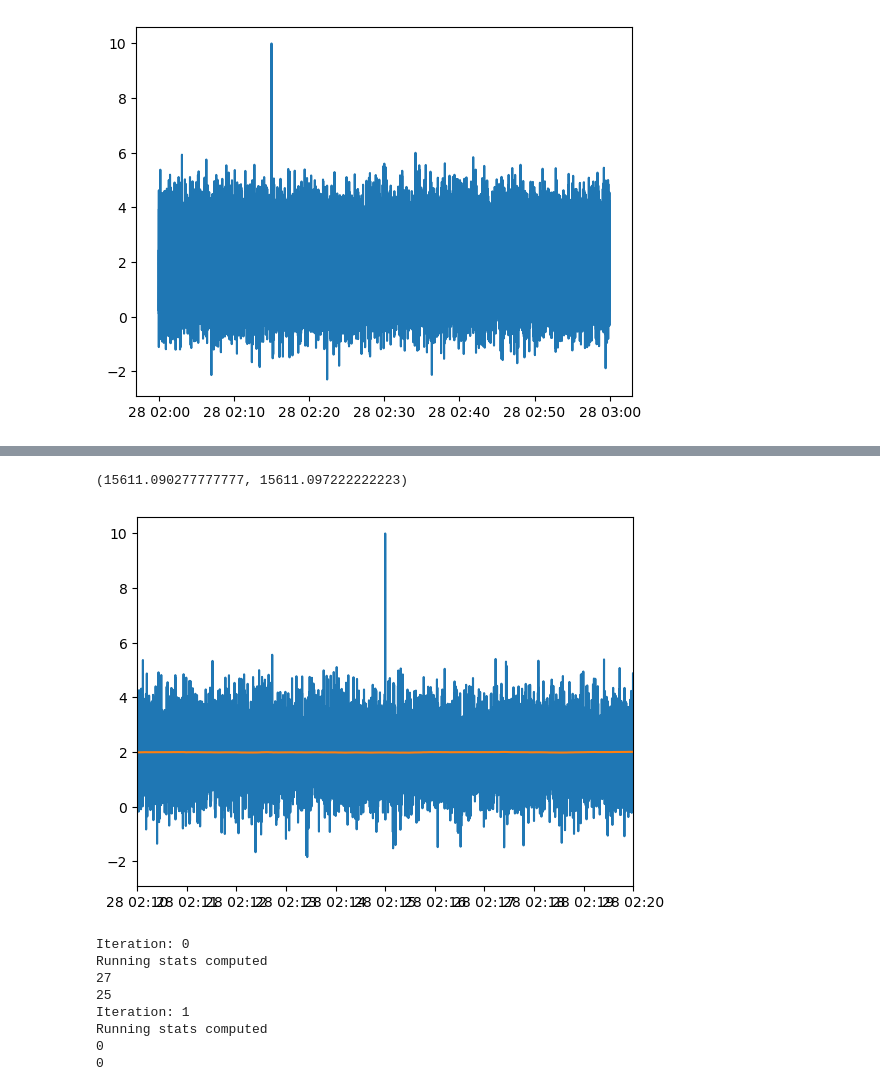
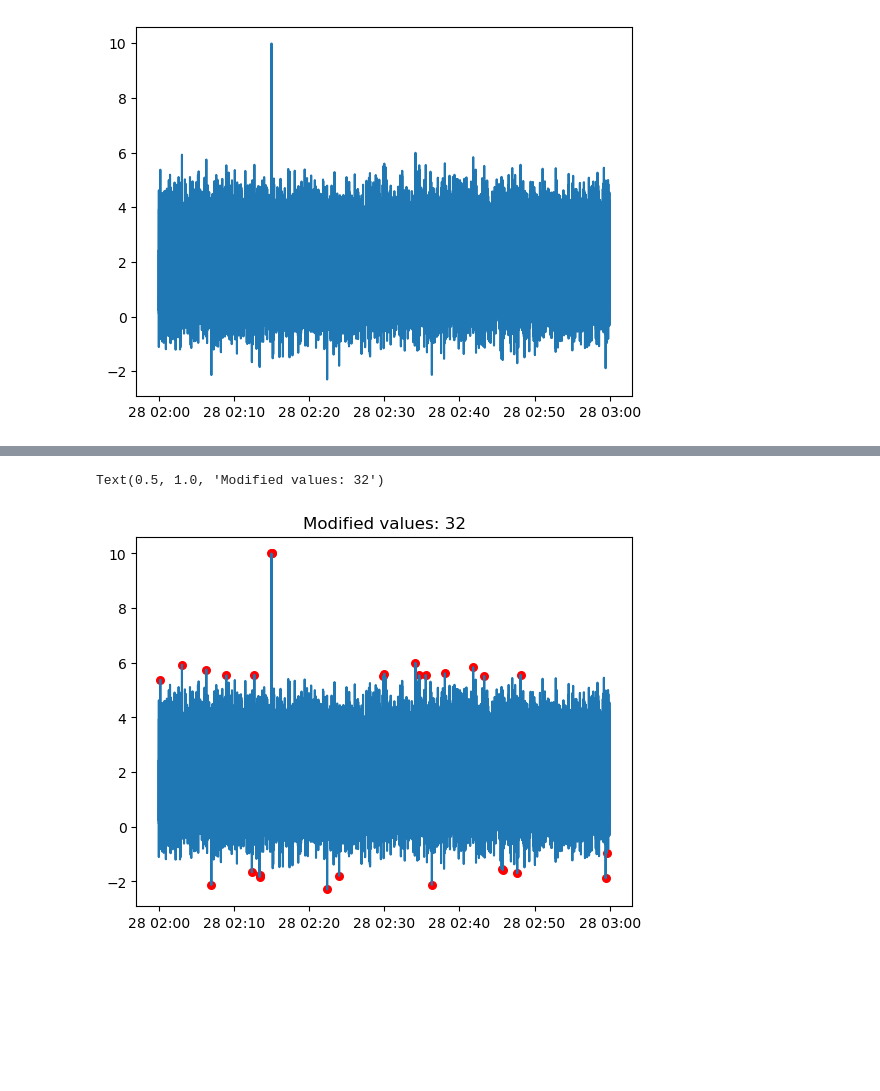
Before and after one commit to aleszamp98/ProMeteo, a Jupyter notebook: notebooks/test.ipynb, the cells around one changed output, grey strips where cells are left out. Cells and saved outputs as stored; diff of their text form; code cells hidden in the pictures; blank space fills up the shorter version.

Commit message:
pre_processing.despiking_robust() added, together with its testing functions. tests.ipynb notebook modified.

```diff
--- a/notebooks/test.ipynb
+++ b/notebooks/test.ipynb
@@ -9,4 +9,5 @@ from src import core
 from src import pre_processing
 # %%
 data = core.import_data("/home/zampa/projects/ProMeteo/data/test_data.csv")
-data
+time_array = data.index
+u = data["u"].to_numpy()
@@ -31,5 +17,5 @@ plt.plot(data.index, data["u"])
 [<matplotlib.lines.Line2D at 0x...>]
 [figure]
 # %%
-data_cleaned=pre_processing.remove_beyond_threshold(data, 30, 5, 50)
+u_cleaned, _ = pre_processing.remove_beyond_threshold(u, 30)
 # %%
@@ -55,27 +37,13 @@ plt.plot(index, run_mean_ex)
 # %%
-u_to_despike=data_cleaned["u"].to_numpy()
-run_mean, std_mean = core.running_stats(u_to_despike, 6001)
-# u_despiked=pre_processing.despiking_VM97(u_to_despike, 3.5, 6001, 3, 5)
+# run_mean, std_mean = core.running_stats(u_cleaned, 6001)
+u_despiked_VM97 = pre_processing.despiking_VM97(u_cleaned, 3.5, 6001, 3, 5, None)
 # %%
-plt.plot(data.index, u_to_despike)
-plt.plot(data.index, run_mean)
-plt.xlim(pd.to_datetime("2012-09-28 02:10:00"),
-         pd.to_datetime("2012-09-28 02:20:00"))
+mask=u_cleaned != u_despiked_VM97
+plt.plot(data.index, u_cleaned)
+plt.scatter(time_array[mask], u_cleaned[mask], s=30, color='r')
+plt.title(f"Modified values: {sum(mask)}")
+# plt.xlim(pd.to_datetime("2012-09-28 02:10:00"),
+#          pd.to_datetime("2012-09-28 02:20:00"))
 # %% [output]
-(15611.090277777777, 15611.097222222223)
+Text(0.5, 1.0, 'Modified values: 32')
-[figure, old version]
+[figure, new version]
-# %%
-u_despiked = pre_processing.despiking_VM97(u_to_despike,
-                                           3.5,
-                                           6001,
-                                           3,
-                                           5)
-# %% [output]
-Iteration: 0
-Running stats computed
-27
-25
-Iteration: 1
-Running stats computed
-0
-0
```
Also changed, not shown: parts of 9 cells of this notebook, 5 other files.
